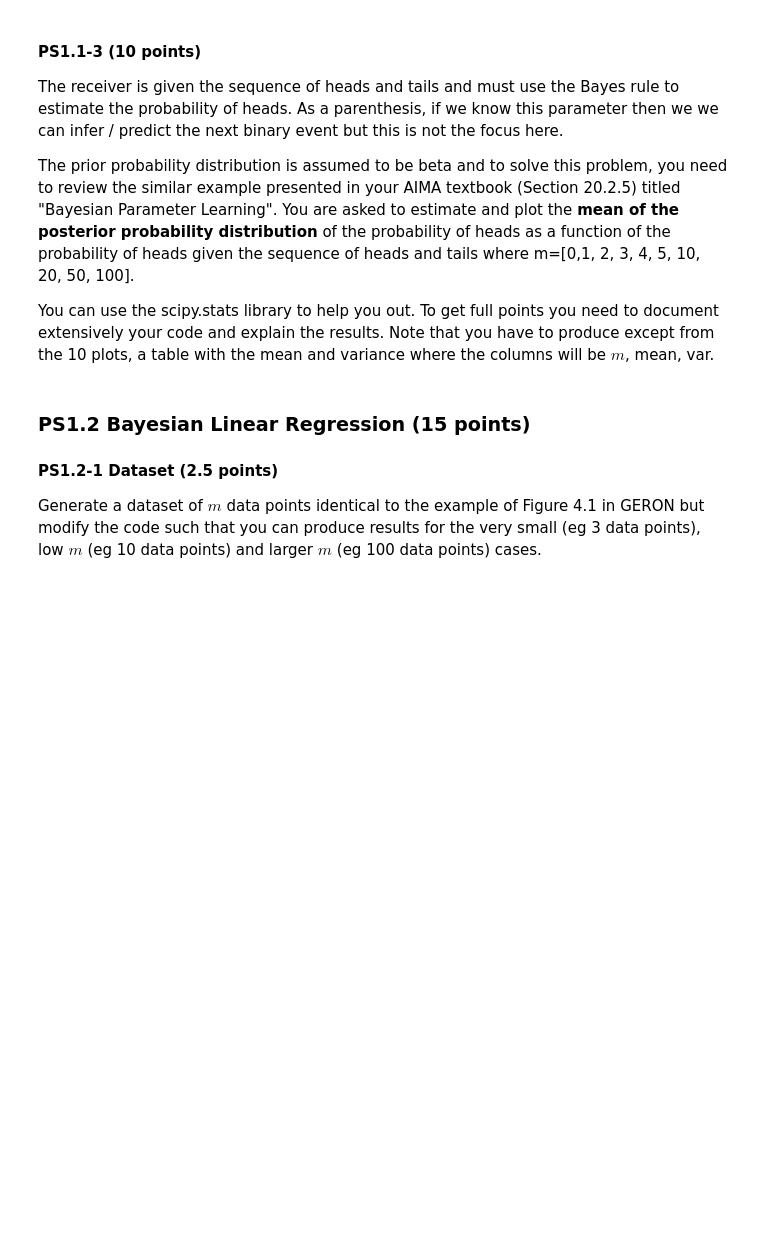
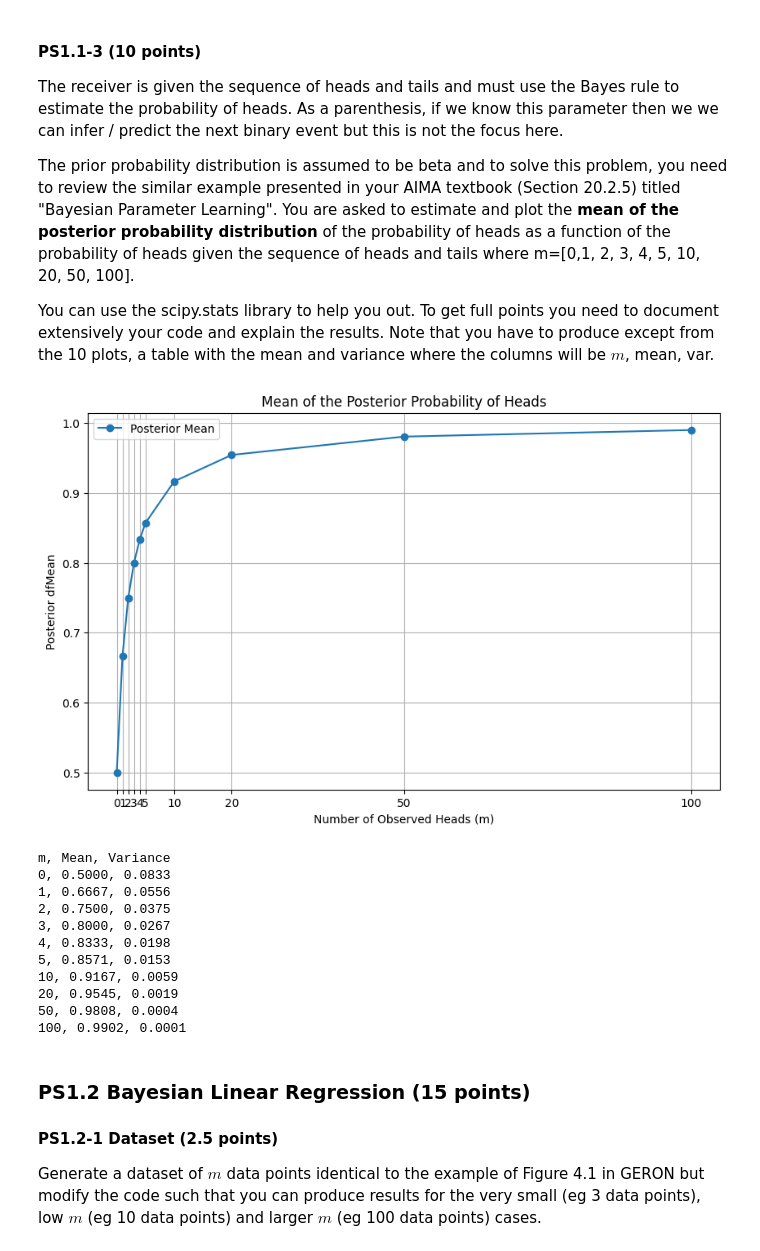
Before and after one commit to TNorsang/CS370-assignments, a Jupyter notebook: midterm-take-home/take-home.ipynb, the cells around one changed output. Drawn from its saved outputs; the diff is of its cells as text; code cells hidden in the pictures; blank space fills up the shorter version.

```diff
--- a/midterm-take-home/take-home.ipynb
+++ b/midterm-take-home/take-home.ipynb
@@ -32,6 +89,66 @@ The receiver is given the sequence of heads and tails and must use the Bayes rul
 The prior probability distribution is assumed to be beta and to solve this problem, you need to review the similar example presented in your AIMA textbook (Section 20.2.5) titled "Bayesian Parameter Learning". You are asked to estimate and plot the **mean of the posterior probability distribution** of the probability of heads as a function of the probability of heads given the sequence of heads and tails where m=[0,1, 2, 3, 4, 5, 10, 20, 50, 100].
 
 You can use the scipy.stats library to help you out. To get full points you need to document extensively your code and explain the results. Note that you have to produce except from the 10 plots, a table with the mean and variance where the columns will be $m$, mean, var.
+# %%
+import numpy as np
+from scipy.stats import beta
+import matplotlib.pyplot as plt
+import math
+
+# Define the range of observed heads m
+m_values = [0, 1, 2, 3, 4, 5, 10, 20, 50, 100]
+
+# Initialize lists for storing the results
+means = []
+variances = []
+
+# Starting with a uniform prior for Beta distribution
+alpha_prior = 1
+beta_prior = 1
+
+# Iterate over each value of m to update the posterior and calculate mean and variance
+for m in m_values:
+    # Update alpha with the count of observed heads (assuming all observations are heads for simplicity)
+    alpha_posterior = alpha_prior + m
+    # Beta remains unchanged as we assume no tails observed
+    beta_posterior = beta_prior
+
+    # Calculate the mean and variance of the posterior Beta distribution
+    mean_posterior = beta.mean(alpha_posterior, beta_posterior)
+    variance_posterior = beta.var(alpha_posterior, beta_posterior)
+
+    # Append the calculated mean and variance to the lists
+    means.append(mean_posterior)
+    variances.append(variance_posterior)
+
+# Plotting the mean of the posterior distribution
+plt.figure(figsize=(10, 6))
+plt.plot(m_values, means, 'o-', label='Posterior Mean')
+plt.title('Mean of the Posterior Probability of Heads')
+plt.xlabel('Number of Observed Heads (m)')
+plt.ylabel('Posterior dfMean')
+plt.xticks(m_values)
+plt.grid(True)
+plt.legend()
+plt.show()
+
+# Printing the table of m values, means, and variances
+print("m, Mean, Variance")
+for m, mean, variance in zip(m_values, means, variances):
+    print(f"{m}, {mean:.4f}, {variance:.4f}")
+# %% [output]
+[figure, added]
+m, Mean, Variance
+0, 0.5000, 0.0833
+1, 0.6667, 0.0556
+2, 0.7500, 0.0375
+3, 0.8000, 0.0267
+4, 0.8333, 0.0198
+5, 0.8571, 0.0153
+10, 0.9167, 0.0059
+20, 0.9545, 0.0019
+50, 0.9808, 0.0004
+100, 0.9902, 0.0001
 # %% [markdown]
 ### PS1.2 Bayesian Linear Regression (15 points)
 
```
Also changed, not shown: parts of 4 cells of this notebook.
